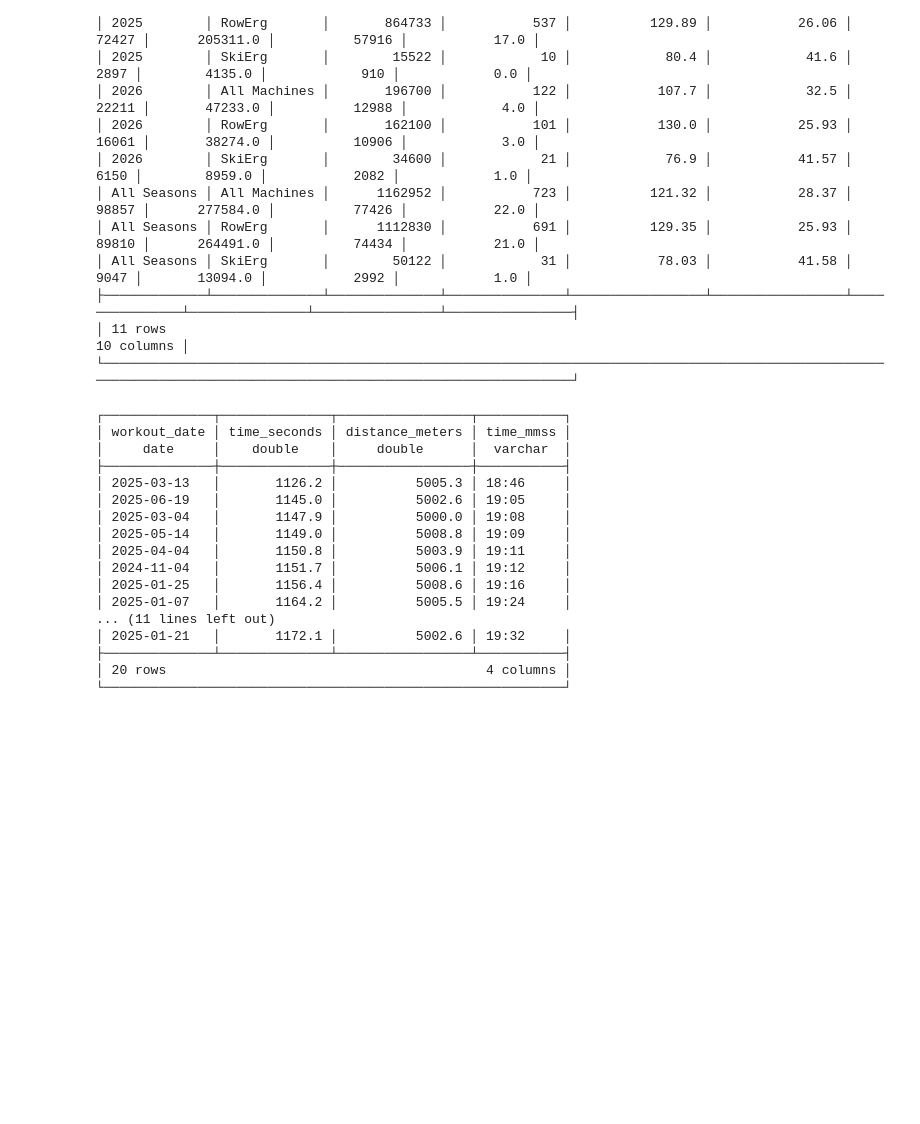
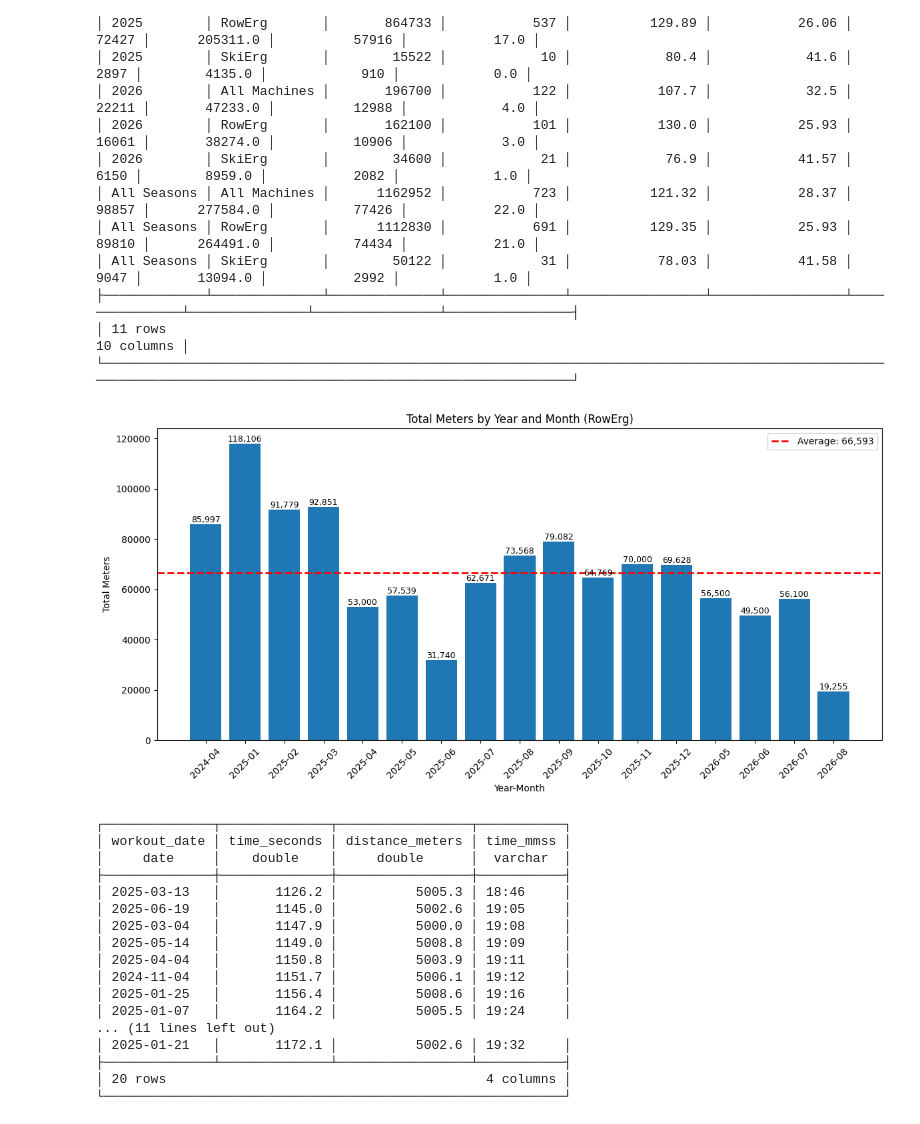
Before and after one commit to mattmartin14/dream_machine, a Jupyter notebook: concept2/scratchpad.ipynb, the cells around one changed output. Saved outputs shown, nothing was run; the diff lists cells and outputs as text; code cells hidden in the pictures; blank space fills up the shorter version.

```diff
--- a/concept2/scratchpad.ipynb
+++ b/concept2/scratchpad.ipynb
@@ -76,6 +76,68 @@ cn.sql(sql).show()
 ├─────────────┴──────────────┴──────────────┴───────────────┴─────────────────┴─────────────────┴───────────────┴───────────────┴────────────────┴────────────────┤
 │ 11 rows                                                                                                                                              10 columns │
 └─────────────────────────────────────────────────────────────────────────────────────────────────────────────────────────────────────────────────────────────────┘
+# %%
+sql = """
+    select season as workout_year
+        ,month("Date") as workout_month
+        ,sum("Work Distance") as total_meters
+    from v_summary_workouts
+    where type = 'RowErg'
+    group by all
+"""
+#cn.sql(sql).show()
+import matplotlib.pyplot as plt
+
+df = cn.sql(sql).df()
+df['year_month'] = df['workout_year'].astype(str) + '-' + df['workout_month'].astype(str).str.zfill(2)
+df_sorted = df.sort_values(['workout_year', 'workout_month'])
+# plt.figure(figsize=(12,6))
+# plt.bar(df_sorted['year_month'], df_sorted['total_meters'])
+# plt.xlabel('Year-Month')
+# plt.ylabel('Total Meters')
+# plt.title('Total Meters by Year and Month (RowErg)')
+# plt.xticks(rotation=45)
+# plt.tight_layout()
+# avg_total_meters = df_sorted['total_meters'].mean()
+# plt.axhline(avg_total_meters, color='red', linestyle='dashed', linewidth=2, label=f'Average: {avg_total_meters:,.0f}')
+# plt.legend()
+# plt.show()
+# for idx, row in df_sorted.iterrows():
+#     plt.text(
+#         row['year_month'],
+#         row['total_meters'],
+#         f"{int(row['total_meters']):,}",
+#         ha='center',
+#         va='bottom',
+#         fontsize=9,
+#         rotation=90
+#     )
+    # Move the annotation code after plt.show() and use plt.gca().text to annotate the bars
+plt.figure(figsize=(12,6))
+plt.bar(df_sorted['year_month'], df_sorted['total_meters'])
+plt.xlabel('Year-Month')
+plt.ylabel('Total Meters')
+plt.title('Total Meters by Year and Month (RowErg)')
+plt.xticks(rotation=45)
+plt.tight_layout()
+avg_total_meters = df_sorted['total_meters'].mean()
+plt.axhline(avg_total_meters, color='red', linestyle='dashed', linewidth=2, label=f'Average: {avg_total_meters:,.0f}')
+plt.legend()
+
+ax = plt.gca()
+for idx, row in df_sorted.iterrows():
+    ax.text(
+        row['year_month'],
+        row['total_meters'],
+        f"{int(row['total_meters']):,}",
+        ha='center',
+        va='bottom',
+        fontsize=9,
+        #rotation=90
+    )
+plt.show()
+# %% [output]
+[figure, added]
 # %%
 sql = """
 
```
Also changed, not shown: parts of 1 cell of this notebook.
